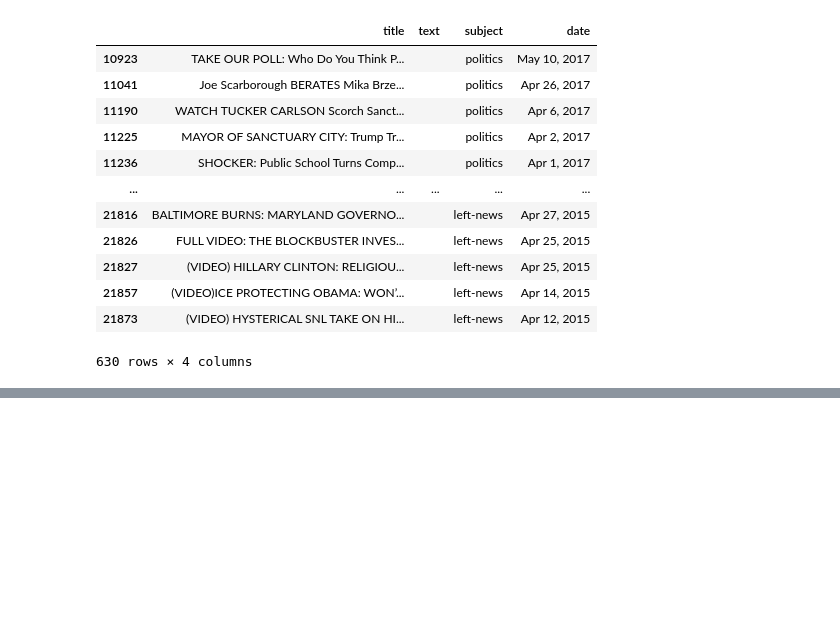
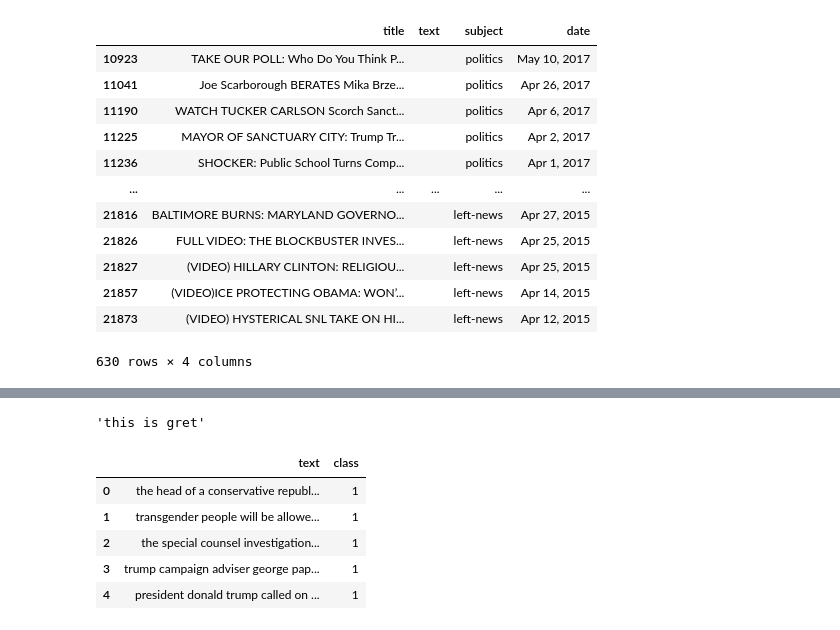
Before and after one commit to Takiulhasan/DeepLearning, a Jupyter notebook: Fake_News_Detection_using_Deeplearning.ipynb, the cells around one changed output, grey strips where cells are left out. Cells and saved outputs as stored; diff of their text form; code cells hidden in the pictures; blank space fills up the shorter version.

```diff
--- a/Fake_News_Detection_using_Deeplearning.ipynb
+++ b/Fake_News_Detection_using_Deeplearning.ipynb
@@ -195,0 +262,13 @@ fake['text'] = fake['text'].apply(lambda x: str (x).lower())
+# %%
+ps.remove_special_chars('this,.@ # is gre@t ')
+# %% [output]
+'this is gret'
+# %%
+data.head()
+# %% [output]
+|  | text | class |
+| 0 | the head of a conservative republ... | 1 |
+| 1 | transgender people will be allowe... | 1 |
+| 2 | the special counsel investigation... | 1 |
+| 3 | trump campaign adviser george pap... | 1 |
+| 4 | president donald trump called on ... | 1 |
```
Also changed, not shown: parts of 12 cells of this notebook.
